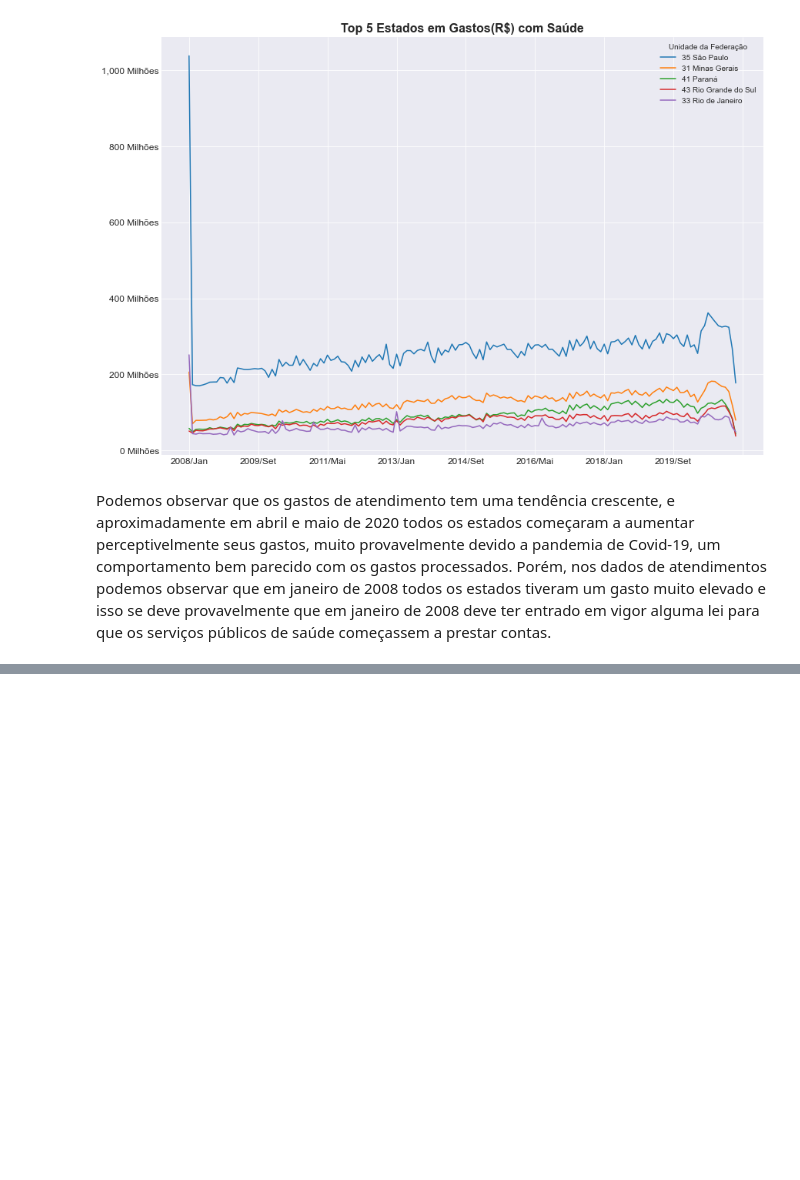
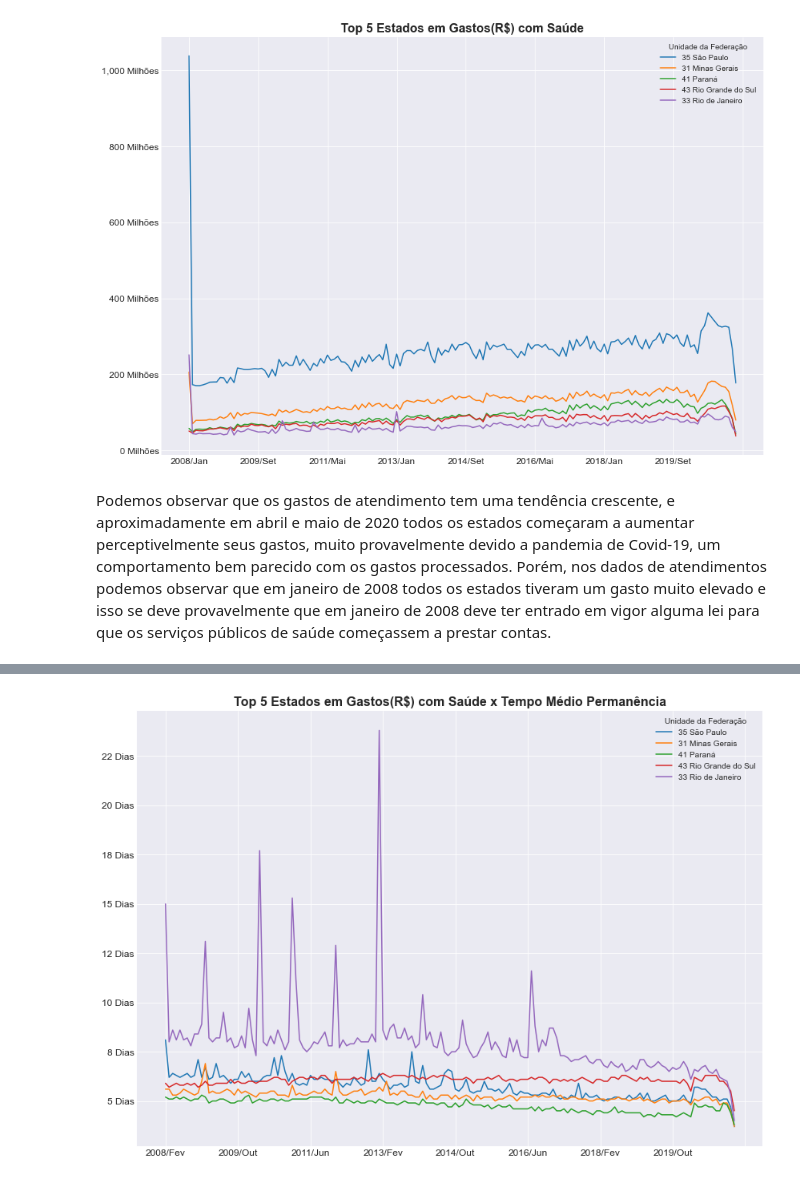
Before and after one commit to iplusl/Analise-gastos-publico-saude, a Jupyter notebook: notebooks/notebook.ipynb, the cells around one changed output, grey strips where cells are left out. Drawn from its saved outputs; the diff is of its cells as text; code cells hidden in the pictures; blank space fills up the shorter version.

```diff
--- a/notebooks/notebook.ipynb
+++ b/notebooks/notebook.ipynb
@@ -379,0 +471,18 @@ Podemos observar que os gastos de atendimento tem uma tendência crescente, e ap
+# %%
+dados = dados.drop("2008/Jan", axis=1)
+dados_atendimento = dados_atendimento.drop("2008/Jan", axis=1)
+media_permanencia = media_permanencia.drop("2008/Jan", axis=1)
+top5_estados_permanencia = top5_estados_permanencia.drop("2008/Jan", axis=1)
+# %%
+ax = top5_estados_permanencia.T.plot(figsize=(14,10))
+
+ticks_loc = ax.get_yticks().tolist()
+ax.yaxis.set_major_locator(ticker.FixedLocator(ticks_loc))
+ax.set_yticklabels(['{:,.0f}'.format(x) + ' Dias' for x in ax.get_yticks()])
+ax.tick_params(axis = 'both', which = 'major', labelsize = 12)
+
+plt.title("Top 5 Estados em Gastos(R$) com Saúde x Tempo Médio Permanência", fontdict = {"fontsize":16, "fontweight":"bold"})
+plt.xlabel("")
+plt.show()
+# %% [output]
+[figure, added]
```
Also changed, not shown: parts of 20 cells of this notebook, 1 other file.
